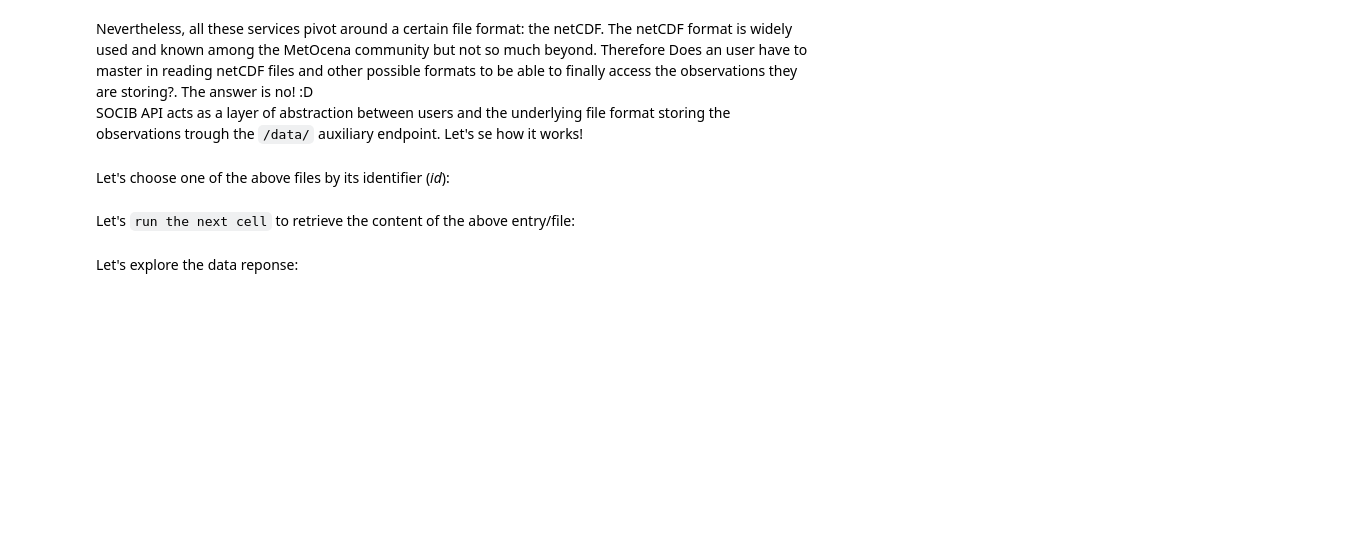
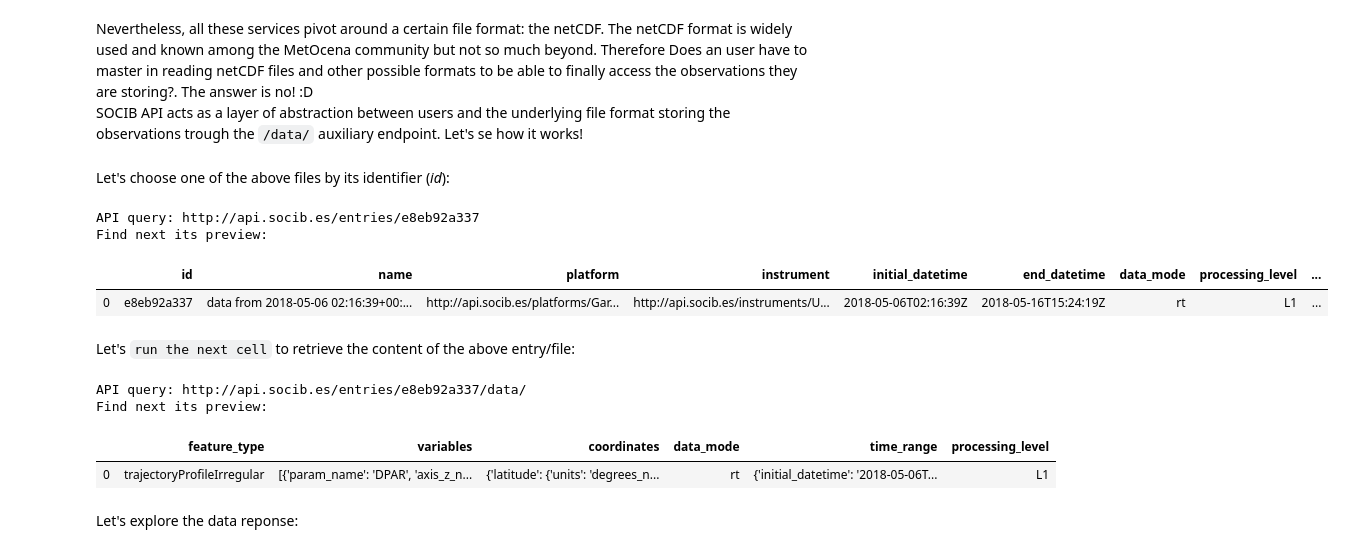
Before and after one commit to pazrg/binder-api-example, a Jupyter notebook: 02-entries/04-entry-data.ipynb, the cells around one changed output. Cells and saved outputs as stored; diff of their text form; code cells hidden in the pictures; blank space fills up the shorter version.

```diff
--- a/02-entries/04-entry-data.ipynb
+++ b/02-entries/04-entry-data.ipynb
@@ -213,16 +221,23 @@ entry = entries_response['results'][0]
+# %%
+entry_id = 'e8eb92a337'
 # %%
-end_point = '/entries/'+entry['id']
+end_point = '/entries/'+entry_id
 url = '%s%s' % (api_url, end_point)
 entry_detail_request = requests.get(url, headers=headers)
 entry_detail_response = json.loads(entry_detail_request.text)
 
 print('API query: '+ url)
 print('Find next its preview:')
 pandas.DataFrame.from_dict([entry_detail_response])
+# %% [output]
+API query: http://api.socib.es/entries/e8eb92a337
+Find next its preview:
+|  | id | name | platform | instrument | initial_datetime | end_datetime | data_mode | processing_level | ... |
+| 0 | e8eb92a337 | data from 2018-05-06 02:16:39+00:... | http://api.socib.es/platforms/Gar... | http://api.socib.es/instruments/U... | 2018-05-06T02:16:39Z | 2018-05-16T15:24:19Z | rt | L1 | ... |
 # %% [markdown]
 Let's `run the next cell` to  retrieve the content of the above entry/file:
 # %%
-end_point = '/entries/'+entry['id']
+end_point = '/entries/'+entry_id
 aux_endpoint = '/data/'
 url = '%s%s%s' % (api_url, end_point,aux_endpoint)
 entry_data_request = requests.get(url, headers=headers)
@@ -231,6 +246,11 @@ entry_data_response = json.loads(entry_data_request.text)
 print('API query: '+ url)
 print('Find next its preview:')
 pandas.DataFrame.from_dict(entry_data_response)
+# %% [output]
+API query: http://api.socib.es/entries/e8eb92a337/data/
+Find next its preview:
+|  | feature_type | variables | coordinates | data_mode | time_range | processing_level |
+| 0 | trajectoryProfileIrregular | [{'param_name': 'DPAR', 'axis_z_n... | {'latitude': {'units': 'degrees_n... | rt | {'initial_datetime': '2018-05-06T... | L1 |
 # %% [markdown]
 Let's explore the data reponse:
 # %% [markdown]
```
Also changed, not shown: parts of 10 cells of this notebook, 5 other files.
